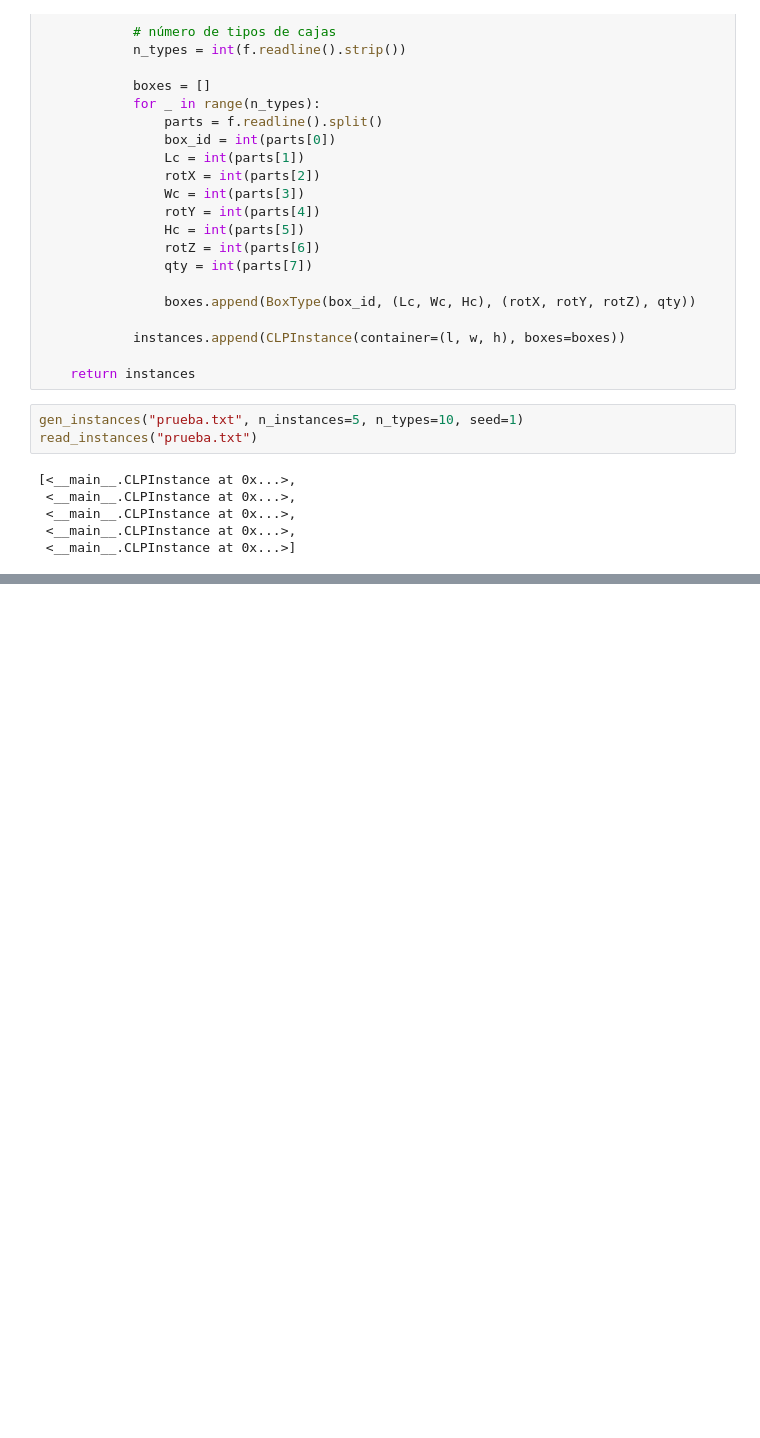
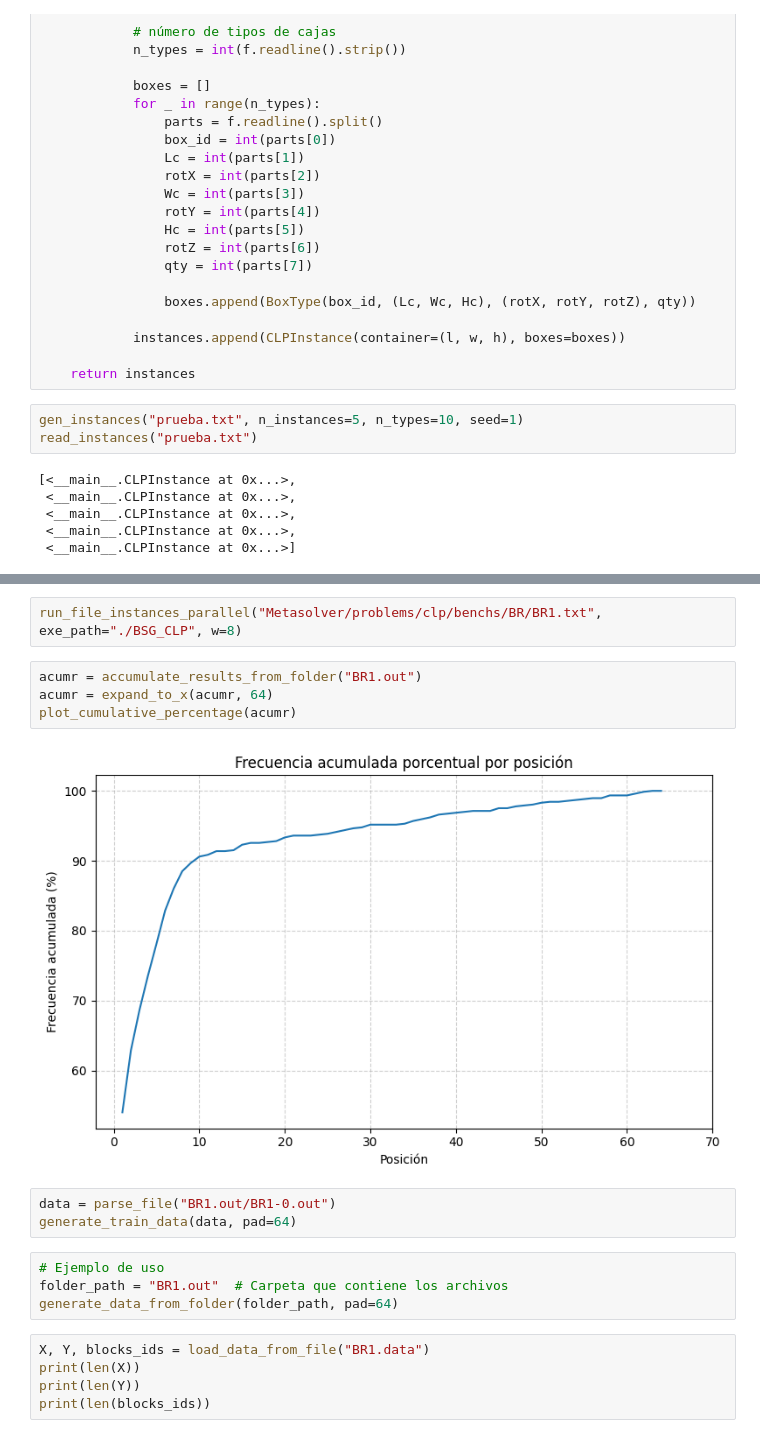
Before and after one commit to OscarRojasG/CLP-Framework, a Jupyter notebook: CLP.ipynb, the cells around one changed output, grey strips where cells are left out. Saved outputs shown, nothing was run; the diff lists cells and outputs as text; blank space fills up the shorter version.

```diff
--- a/CLP.ipynb
+++ b/CLP.ipynb
@@ -229,0 +600,20 @@ selected block:141 space:(282,169,113)
+# %%
+run_file_instances_parallel("Metasolver/problems/clp/benchs/BR/BR1.txt", exe_path="./BSG_CLP", w=8)
+# %%
+acumr = accumulate_results_from_folder("BR1.out")
+acumr = expand_to_x(acumr, 64)
+plot_cumulative_percentage(acumr)
+# %% [output]
+[figure, added]
+# %%
+data = parse_file("BR1.out/BR1-0.out")
+generate_train_data(data, pad=64)
+# %%
+# Ejemplo de uso
+folder_path = "BR1.out"  # Carpeta que contiene los archivos
+generate_data_from_folder(folder_path, pad=64)
+# %%
+X, Y, blocks_ids = load_data_from_file("BR1.data")
+print(len(X))
+print(len(Y))
+print(len(blocks_ids))
```
Also changed, not shown: parts of 27 cells of this notebook.
